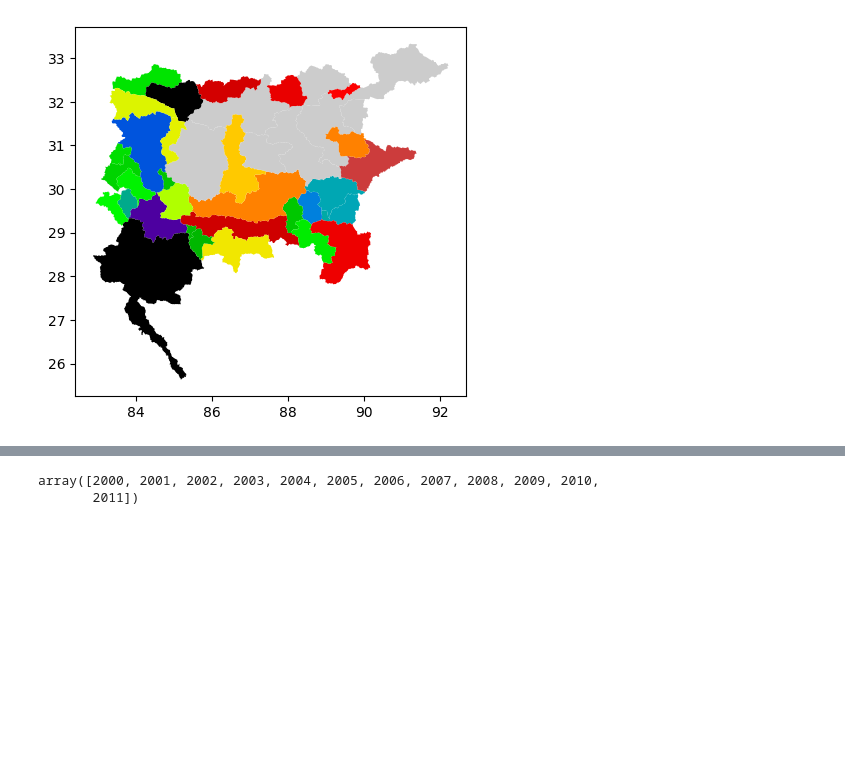
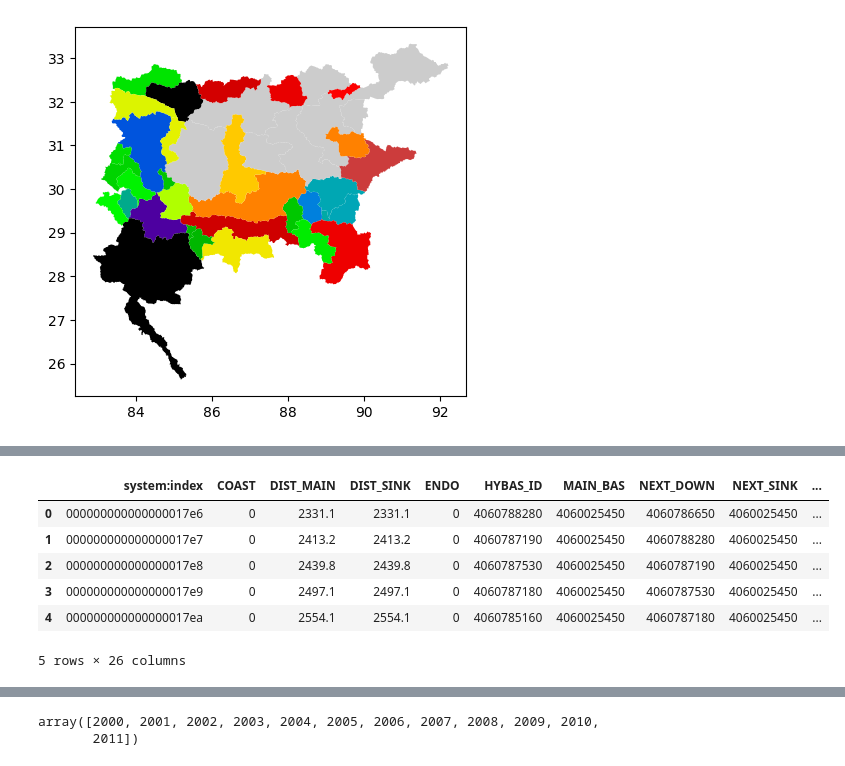
Before and after one commit to 4DModeller/tblakes, a Jupyter notebook: back_to_basins.ipynb, the cells around one changed output, grey strips where cells are left out. Drawn from its saved outputs; the diff is of its cells as text; code cells hidden in the pictures; blank space fills up the shorter version.

```diff
--- a/back_to_basins.ipynb
+++ b/back_to_basins.ipynb
@@ -162 +188,21 @@ def get_mean_std(gsw, precip):
+# %%
+# from multiprocessing import Pool
+import multiprocess as mp
+pool = mp.Pool(8)
+
+years = np.arange(2000, 2012, 1)
+dfs = pool.map(pipeline, years)
+pool.close()
+# %%
+df = pd.concat(dfs)
+# %%
+df.head()
+# %% [output]
+|  | system:index | COAST | DIST_MAIN | DIST_SINK | ENDO | HYBAS_ID | MAIN_BAS | NEXT_DOWN | NEXT_SINK | ... |
+| 0 | 000000000000000017e6 | 0 | 2331.1 | 2331.1 | 0 | 4060788280 | 4060025450 | 4060786650 | 4060025450 | ... |
+| 1 | 000000000000000017e7 | 0 | 2413.2 | 2413.2 | 0 | 4060787190 | 4060025450 | 4060788280 | 4060025450 | ... |
+| 2 | 000000000000000017e8 | 0 | 2439.8 | 2439.8 | 0 | 4060787530 | 4060025450 | 4060787190 | 4060025450 | ... |
+| 3 | 000000000000000017e9 | 0 | 2497.1 | 2497.1 | 0 | 4060787180 | 4060025450 | 4060787530 | 4060025450 | ... |
+| 4 | 000000000000000017ea | 0 | 2554.1 | 2554.1 | 0 | 4060785160 | 4060025450 | 4060787180 | 4060025450 | ... |
+5 rows × 26 columns
 # %%
```
Also changed, not shown: parts of 19 cells of this notebook, 2 other files.
